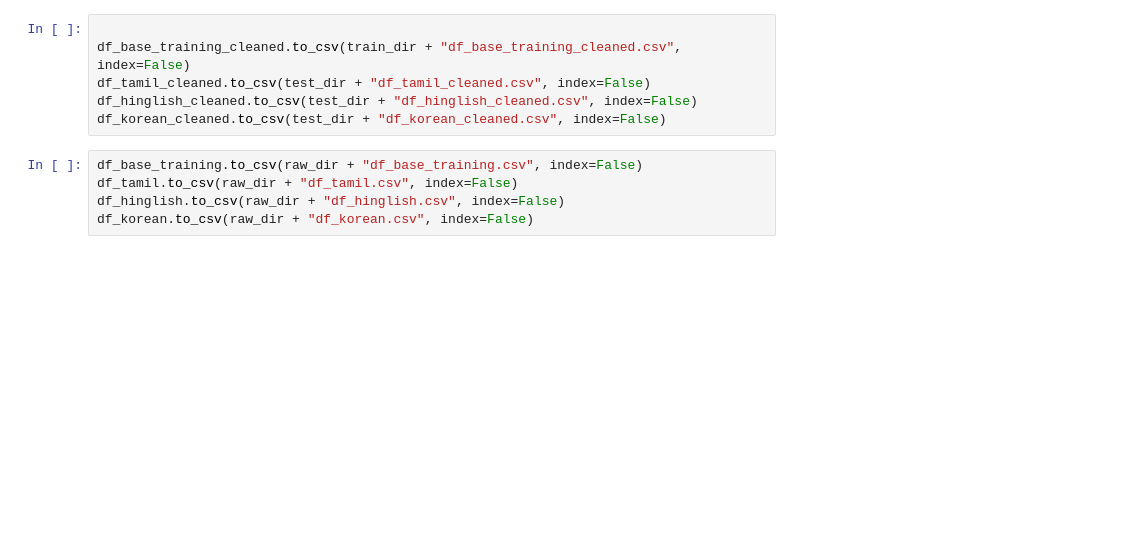
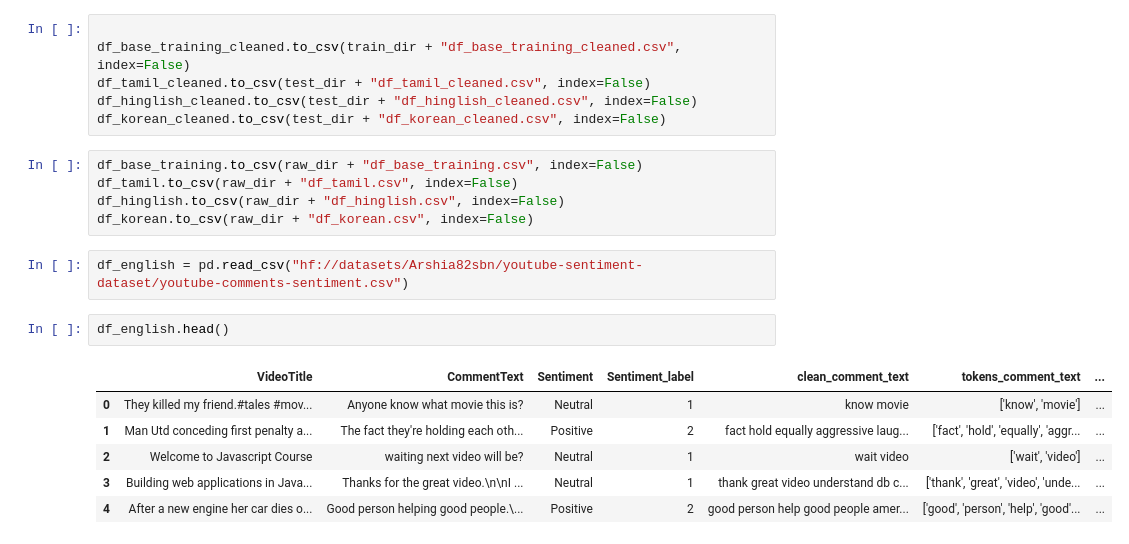
Before and after one commit to las21-sfu/NLP-Week1-Text-Classification, a Jupyter notebook: dataset_cleanup.ipynb, the cells around one changed output. Saved outputs shown, nothing was run; the diff lists cells and outputs as text; blank space fills up the shorter version.

Commit message:
Added English-only cleaning

```diff
--- a/dataset_cleanup.ipynb
+++ b/dataset_cleanup.ipynb
@@ -306,3 +306,14 @@ df_base_training.to_csv(raw_dir + "df_base_training.csv", index=False)
 df_tamil.to_csv(raw_dir + "df_tamil.csv", index=False)
 df_hinglish.to_csv(raw_dir + "df_hinglish.csv", index=False)
 df_korean.to_csv(raw_dir + "df_korean.csv", index=False)
+# %%
+df_english = pd.read_csv("hf://datasets/Arshia82sbn/youtube-sentiment-dataset/youtube-comments-sentiment.csv")
+# %%
+df_english.head()
+# %% [output]
+|  | VideoTitle | CommentText | Sentiment | Sentiment_label | clean_comment_text | tokens_comment_text | ... |
+| 0 | They killed my friend.#tales #mov... | Anyone know what movie this is? | Neutral | 1 | know movie | ['know', 'movie'] | ... |
+| 1 | Man Utd conceding first penalty a... | The fact they're holding each oth... | Positive | 2 | fact hold equally aggressive laug... | ['fact', 'hold', 'equally', 'aggr... | ... |
+| 2 | Welcome to Javascript Course | waiting next video will be? | Neutral | 1 | wait video | ['wait', 'video'] | ... |
+| 3 | Building web applications in Java... | Thanks for the great video.\n\nI ... | Neutral | 1 | thank great video understand db c... | ['thank', 'great', 'video', 'unde... | ... |
+| 4 | After a new engine her car dies o... | Good person helping good people.\... | Positive | 2 | good person help good people amer... | ['good', 'person', 'help', 'good'... | ... |
```
Also changed, not shown: parts of 6 cells of this notebook.
